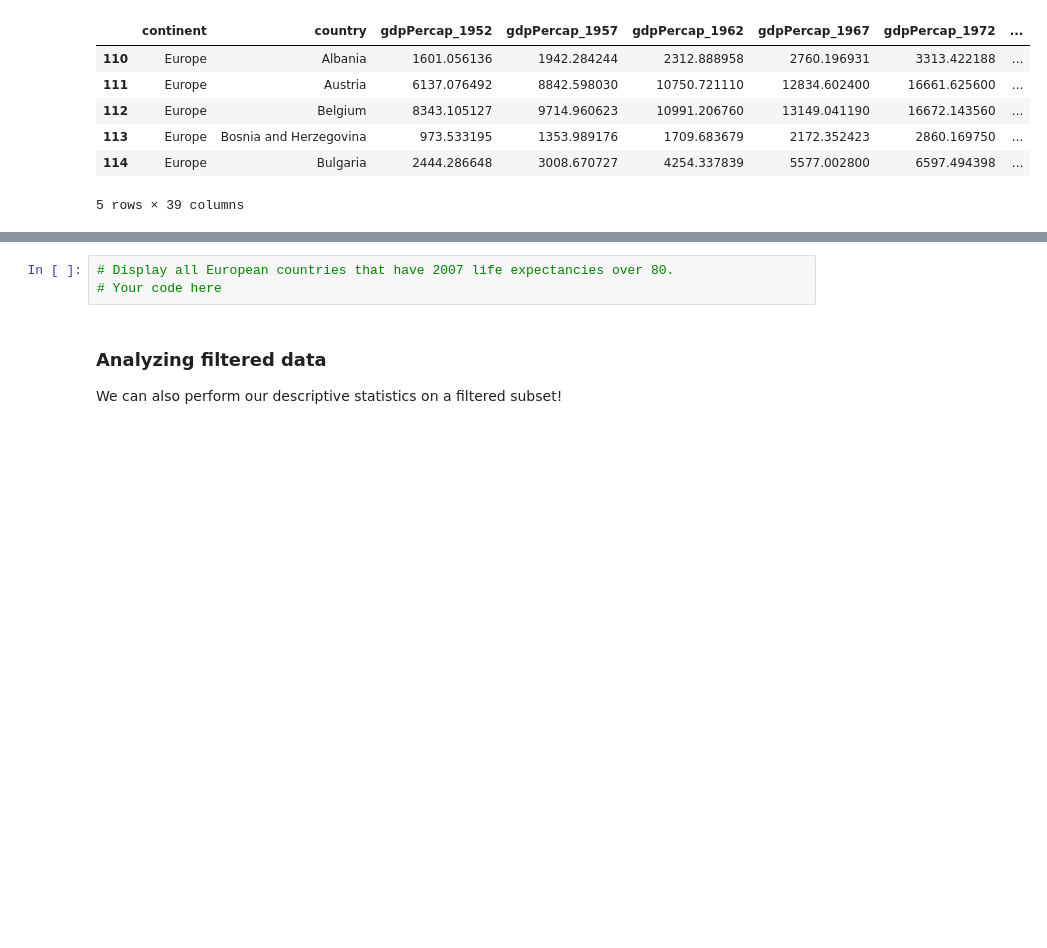
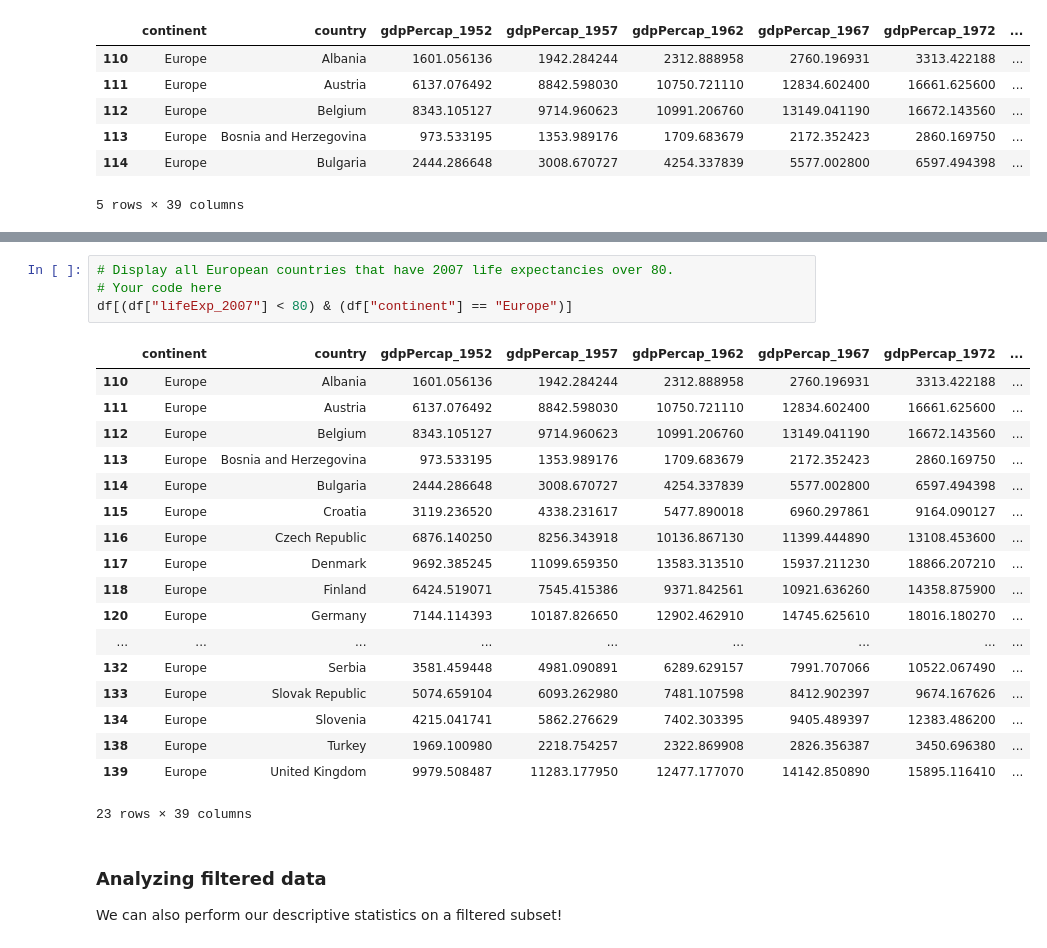
Before and after one commit to AlexJaffe-design/python-for-ai3, a Jupyter notebook: 02_data_analysis_pandas.ipynb, the cells around one changed output, grey strips where cells are left out. Drawn from its saved outputs; the diff is of its cells as text; blank space fills up the shorter version.

```diff
--- a/02_data_analysis_pandas.ipynb
+++ b/02_data_analysis_pandas.ipynb
@@ -604,6 +616,26 @@ df[(df['gdpPercap_2007'] >= 3000) & (df['lifeExp_2007'] < 60)]
 # %%
 # Display all European countries that have 2007 life expectancies over 80.
 # Your code here
+df[(df["lifeExp_2007"] < 80) & (df["continent"] == "Europe")]
+# %% [output]
+|  | continent | country | gdpPercap_1952 | gdpPercap_1957 | gdpPercap_1962 | gdpPercap_1967 | gdpPercap_1972 | ... |
+| 110 | Europe | Albania | 1601.056136 | 1942.284244 | 2312.888958 | 2760.196931 | 3313.422188 | ... |
+| 111 | Europe | Austria | 6137.076492 | 8842.598030 | 10750.721110 | 12834.602400 | 16661.625600 | ... |
+| 112 | Europe | Belgium | 8343.105127 | 9714.960623 | 10991.206760 | 13149.041190 | 16672.143560 | ... |
+| 113 | Europe | Bosnia and Herzegovina | 973.533195 | 1353.989176 | 1709.683679 | 2172.352423 | 2860.169750 | ... |
+| 114 | Europe | Bulgaria | 2444.286648 | 3008.670727 | 4254.337839 | 5577.002800 | 6597.494398 | ... |
+| 115 | Europe | Croatia | 3119.236520 | 4338.231617 | 5477.890018 | 6960.297861 | 9164.090127 | ... |
+| 116 | Europe | Czech Republic | 6876.140250 | 8256.343918 | 10136.867130 | 11399.444890 | 13108.453600 | ... |
+| 117 | Europe | Denmark | 9692.385245 | 11099.659350 | 13583.313510 | 15937.211230 | 18866.207210 | ... |
+| 118 | Europe | Finland | 6424.519071 | 7545.415386 | 9371.842561 | 10921.636260 | 14358.875900 | ... |
+| 120 | Europe | Germany | 7144.114393 | 10187.826650 | 12902.462910 | 14745.625610 | 18016.180270 | ... |
+| ... | ... | ... | ... | ... | ... | ... | ... | ... |
+| 132 | Europe | Serbia | 3581.459448 | 4981.090891 | 6289.629157 | 7991.707066 | 10522.067490 | ... |
+| 133 | Europe | Slovak Republic | 5074.659104 | 6093.262980 | 7481.107598 | 8412.902397 | 9674.167626 | ... |
+| 134 | Europe | Slovenia | 4215.041741 | 5862.276629 | 7402.303395 | 9405.489397 | 12383.486200 | ... |
+| 138 | Europe | Turkey | 1969.100980 | 2218.754257 | 2322.869908 | 2826.356387 | 3450.696380 | ... |
+| 139 | Europe | United Kingdom | 9979.508487 | 11283.177950 | 12477.177070 | 14142.850890 | 15895.116410 | ... |
+23 rows × 39 columns
 # %% [markdown]
 ### Analyzing filtered data
 We can also perform our descriptive statistics on a filtered subset!
```
Also changed, not shown: parts of 12 cells of this notebook.
